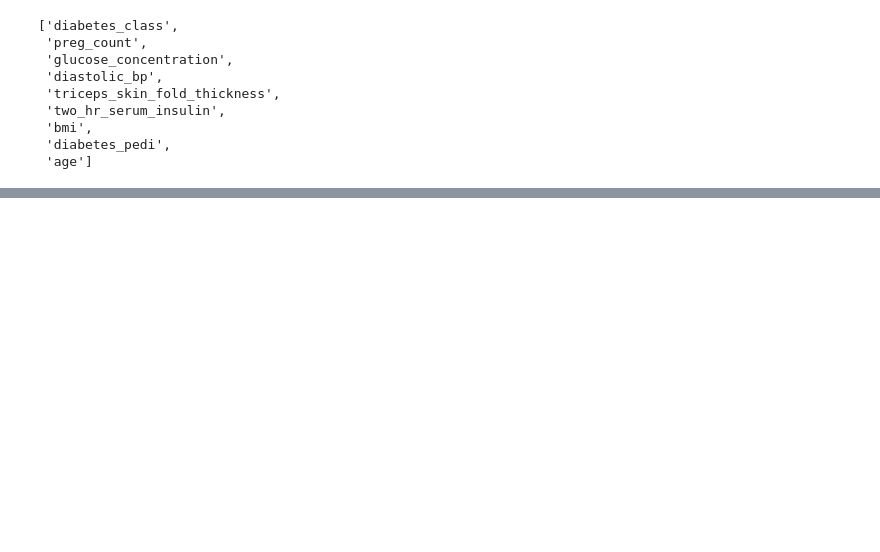
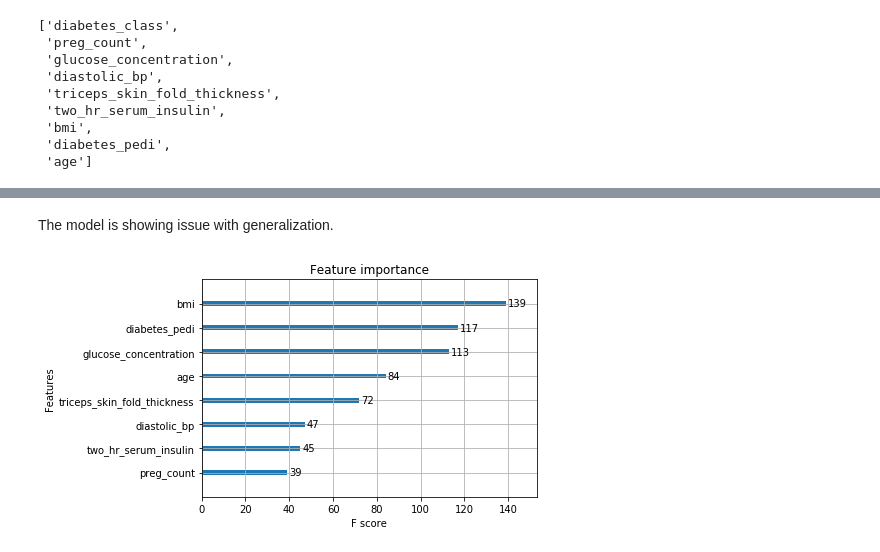
Before and after one commit to jeremywood-ai/Tau_Legion, a Jupyter notebook: xgboost/DiabetesClassification/diabetes_xgboost_local.ipynb, the cells around one changed output, grey strips where cells are left out. Drawn from its saved outputs; the diff is of its cells as text; code cells hidden in the pictures; blank space fills up the shorter version.

```diff
--- a/xgboost/DiabetesClassification/diabetes_xgboost_local.ipynb
+++ b/xgboost/DiabetesClassification/diabetes_xgboost_local.ipynb
@@ -62,0 +80,6 @@ NameError: name 'pd' is not defined
+# %%
+X_train = df_train.iloc[:,1:] # Features: 1st column onwards
+y_train = df_train.iloc[:,0].ravel() # Target: 0th column
+
+X_validation = df_validation.iloc[:,1:]
+y_validation = df_validation.iloc[:,0].ravel()
@@ -62,0 +162,7 @@ NameError: name 'pd' is not defined
+# %% [markdown]
+The model is showing issue with generalization.
+# %%
+xgb.plot_importance(classifier)
+plt.show()
+# %% [output]
+[figure, added]
```
Also changed, not shown: parts of 41 cells of this notebook, 19 other files.
